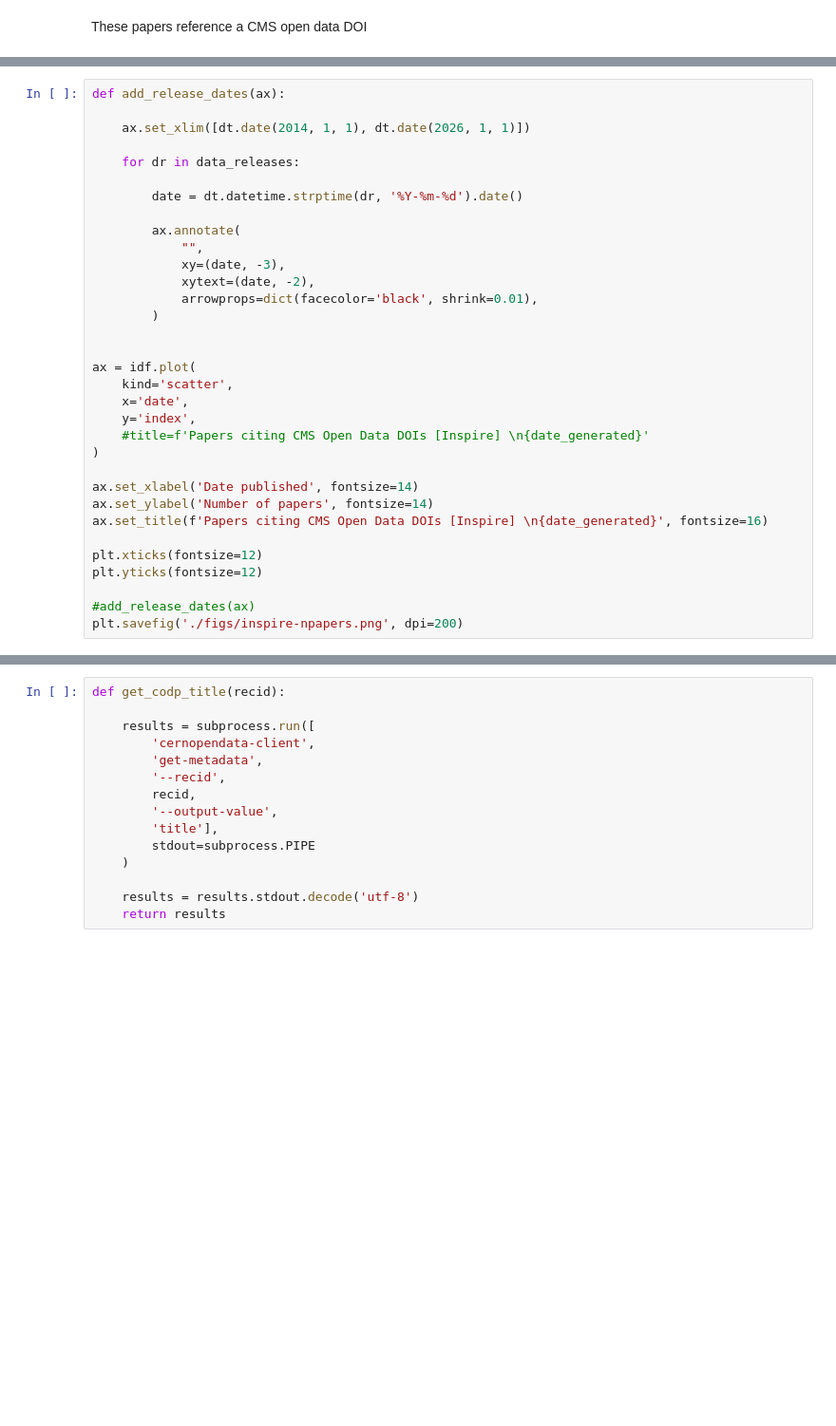
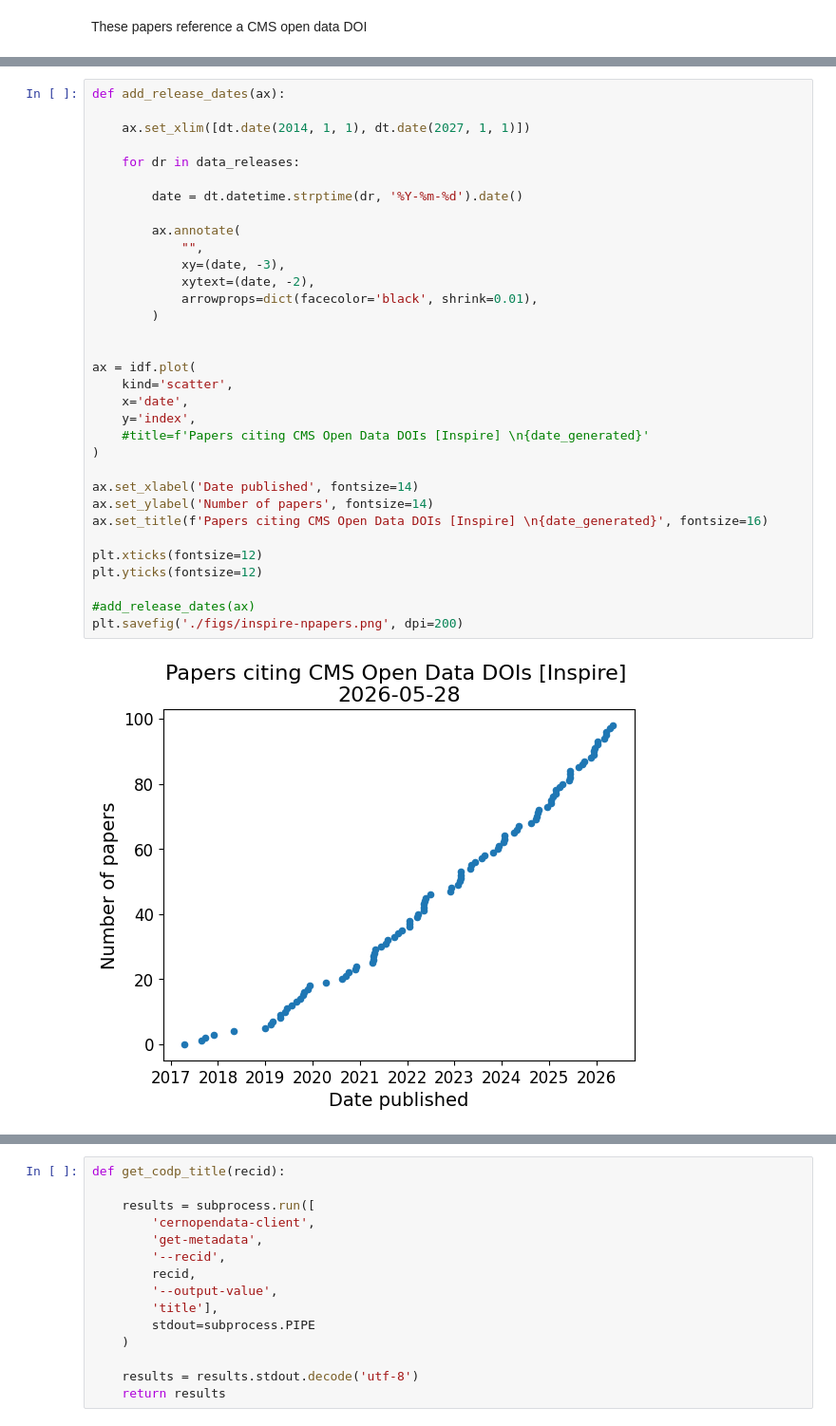
Before and after one commit to cms-dpoa/data-usage, a Jupyter notebook: publications.ipynb, the cells around one changed output, grey strips where cells are left out. Shown at 95% size. Cells and saved outputs as stored; diff of their text form; blank space fills up the shorter version.

```diff
--- a/publications.ipynb
+++ b/publications.ipynb
@@ -208,36 +231,38 @@ idf.tail()
 # %%
 def add_release_dates(ax):
 
-    ax.set_xlim([dt.date(2014, 1, 1), dt.date(2026, 1, 1)])
+    ax.set_xlim([dt.date(2014, 1, 1), dt.date(2027, 1, 1)])
 
     for dr in data_releases:
 
         date = dt.datetime.strptime(dr, '%Y-%m-%d').date()
 
         ax.annotate(
             "",
             xy=(date, -3),
             xytext=(date, -2),
             arrowprops=dict(facecolor='black', shrink=0.01),
         )
 
 
 ax = idf.plot(
     kind='scatter',
     x='date',
     y='index',
     #title=f'Papers citing CMS Open Data DOIs [Inspire] \n{date_generated}'
 )
 
 ax.set_xlabel('Date published', fontsize=14)
 ax.set_ylabel('Number of papers', fontsize=14)
 ax.set_title(f'Papers citing CMS Open Data DOIs [Inspire] \n{date_generated}', fontsize=16)
 
 plt.xticks(fontsize=12)
 plt.yticks(fontsize=12)
 
 #add_release_dates(ax)
 plt.savefig('./figs/inspire-npapers.png', dpi=200)
+# %% [output]
+[figure, added]
 # %%
 make_histogram(
     idf,
```
Also changed, not shown: parts of 26 cells of this notebook, 19 other files.
